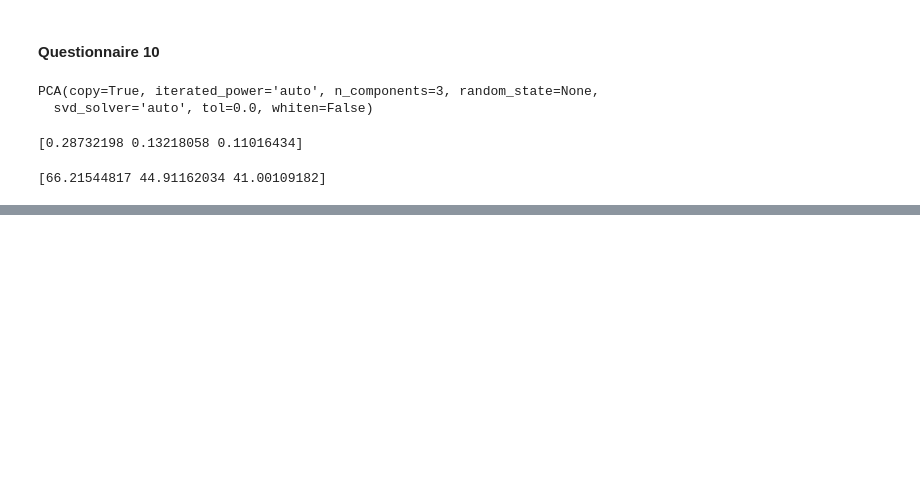
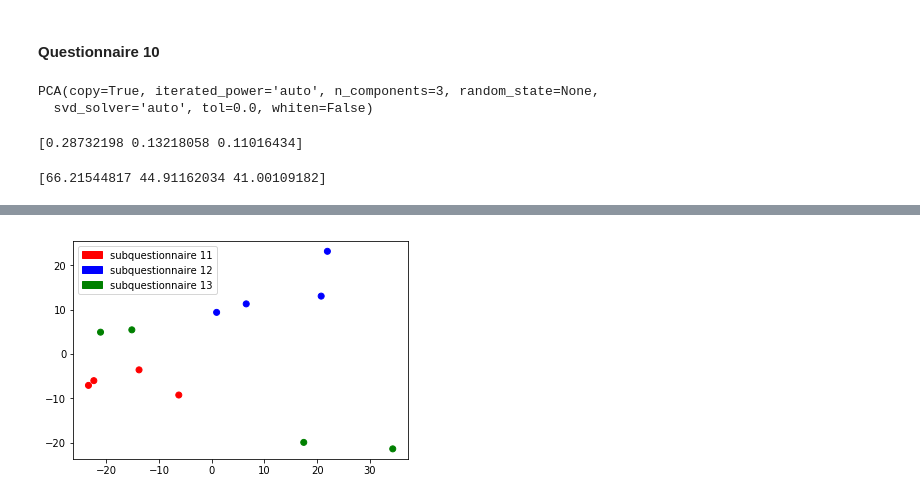
Before and after one commit to MrymZakani/SHS_project, a Jupyter notebook: exploring_habits_data.ipynb, the cells around one changed output, grey strips where cells are left out. Saved outputs shown, nothing was run; the diff lists cells and outputs as text; code cells hidden in the pictures; blank space fills up the shorter version.

```diff
--- a/exploring_habits_data.ipynb
+++ b/exploring_habits_data.ipynb
@@ -250,3 +310,6 @@ print(pca_3.explained_variance_ratio_)
 print(pca_3.singular_values_)
 # %% [output]
 [66.21544817 44.91162034 41.00109182]
+# %%
+q10_transformed = PCA(n_components=2).fit_transform(q10_data)
+q10_transformed
@@ -252,0 +329,15 @@ print(pca_3.singular_values_)
+# %%
+import matplotlib.pyplot as plt
+import matplotlib.patches as mpatches
+color_q10 = ['red','red','red','red','blue','blue','blue','blue','green','green','green','green']
+color_label = ['','sub_questionnaire 12','sub_questionnaire 11','purple']
+
+plt.scatter(q10_transformed[:,0],q10_transformed[:,1] ,c=color_q10)
+red_patch = mpatches.Patch(color='red', label='subquestionnaire 11')
+blue_patch = mpatches.Patch(color='blue', label='subquestionnaire 12')
+green_patch = mpatches.Patch(color='green', label='subquestionnaire 13')
+
+plt.legend(handles=[red_patch,blue_patch,green_patch])
+plt.show()
+# %% [output]
+[figure, added]
```
Also changed, not shown: parts of 5 cells of this notebook.
